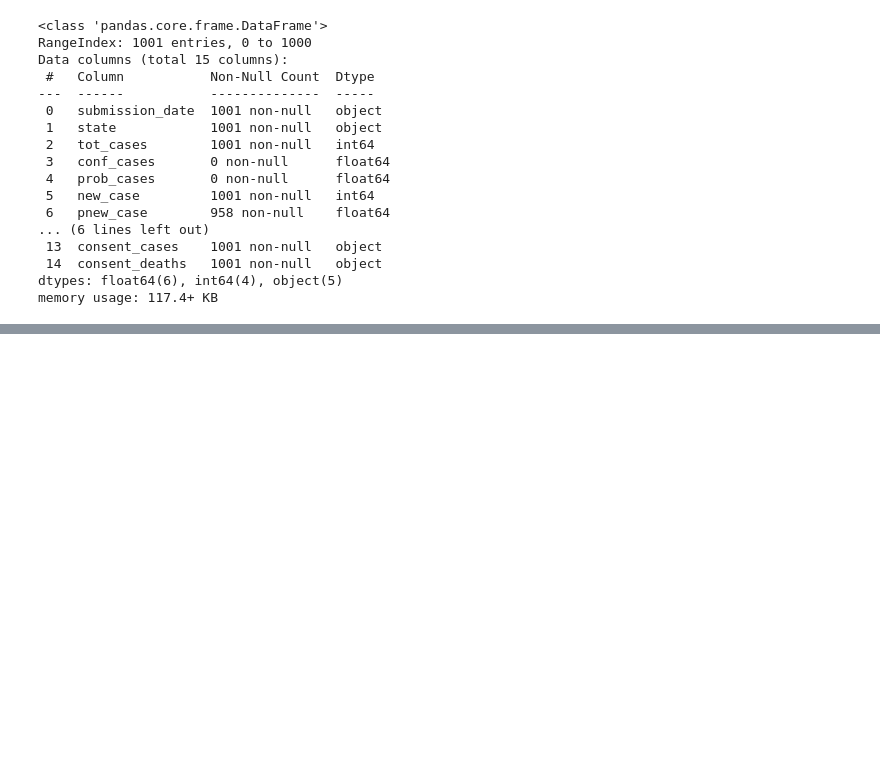
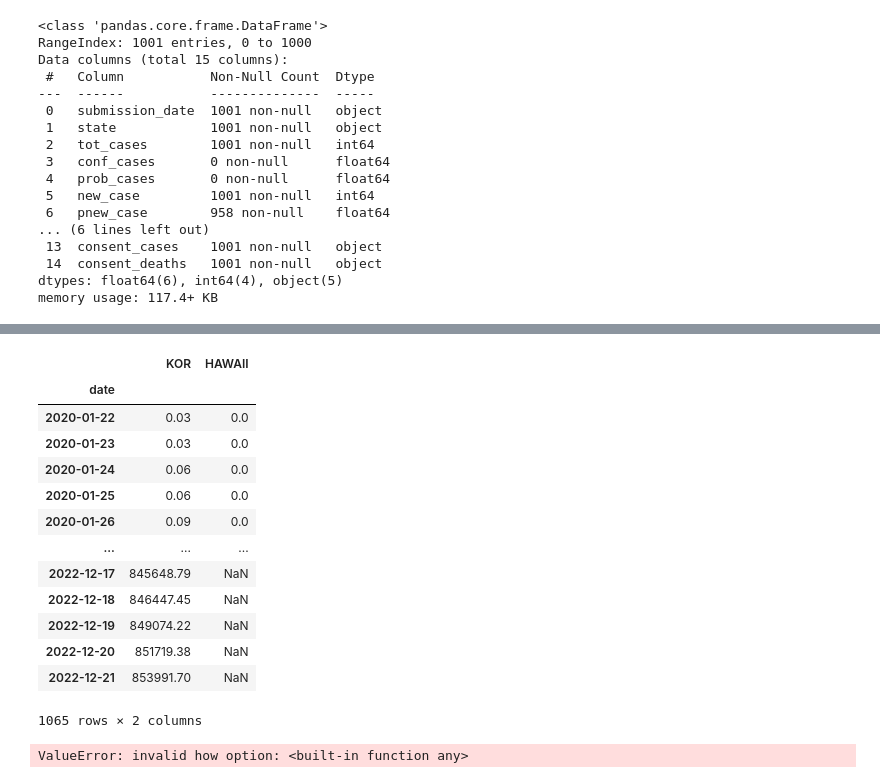
Before and after one commit to sojoyfulyouth/Pandas_DataAnalysis, a Jupyter notebook: COVID_Project2.ipynb, the cells around one changed output, grey strips where cells are left out. Cells and saved outputs as stored; diff of their text form; code cells hidden in the pictures; blank space fills up the shorter version.

```diff
--- a/COVID_Project2.ipynb
+++ b/COVID_Project2.ipynb
@@ -401,0 +521,3 @@ memory usage: 117.4+ KB
+# %%
+str(kor_total_cases.index.dtype)
+kor_total_cases.index=kor_total_cases.index.astype('string')
@@ -401,0 +529,27 @@ memory usage: 117.4+ KB
+# %%
+final_hawaii_revised_df=pd.DataFrame({
+    'KOR':kor_total_cases*hawaii_rate,
+    'HAWAII':hawaii_total_cases
+    },index=kor_date_index_df.index
+)
+final_hawaii_revised_df
+# %% [output]
+|  | KOR | HAWAII |
+| date |  |  |
+| 2020-01-22 | 0.03 | 0.0 |
+| 2020-01-23 | 0.03 | 0.0 |
+| 2020-01-24 | 0.06 | 0.0 |
+| 2020-01-25 | 0.06 | 0.0 |
+| 2020-01-26 | 0.09 | 0.0 |
+| ... | ... | ... |
+| 2022-12-17 | 845648.79 | NaN |
+| 2022-12-18 | 846447.45 | NaN |
+| 2022-12-19 | 849074.22 | NaN |
+| 2022-12-20 | 851719.38 | NaN |
+| 2022-12-21 | 853991.70 | NaN |
+1065 rows × 2 columns
+# %%
+f = final_hawaii_revised_df.dropna(subset=['HAWAII'], how=any, axis=0)
+f
+# %% [output]
+ValueError: invalid how option: <built-in function any>
```
Also changed, not shown: parts of 10 cells of this notebook.
